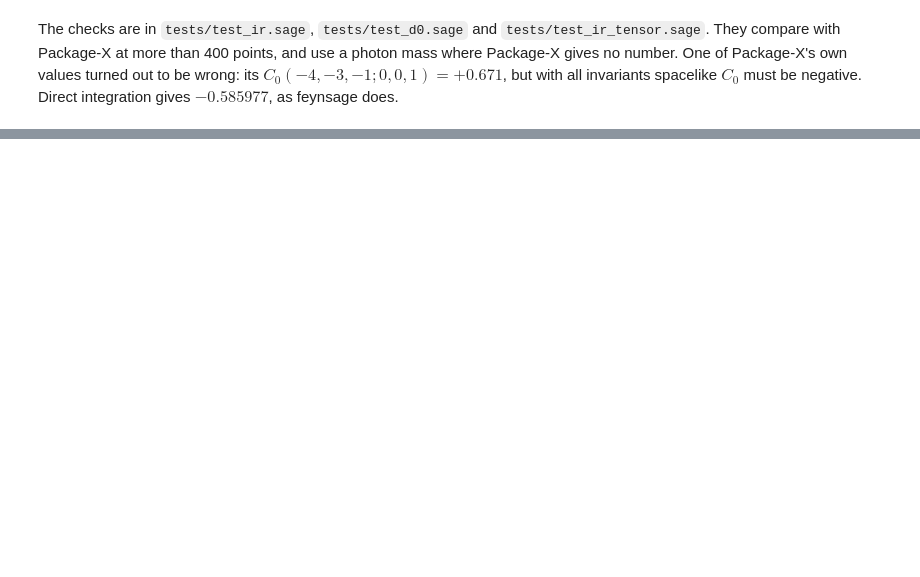
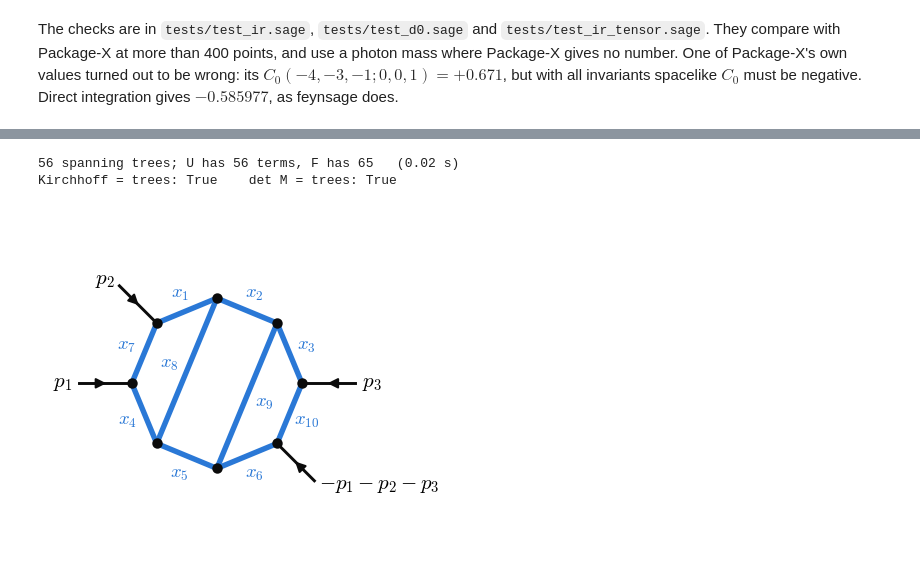
Before and after one commit to aburousan/feynsage, a Jupyter notebook: examples/feynsage_walkthrough.ipynb, the cells around one changed output, grey strips where cells are left out. Cells and saved outputs as stored; diff of their text form; code cells hidden in the pictures; blank space fills up the shorter version.

```diff
--- a/examples/feynsage_walkthrough.ipynb
+++ b/examples/feynsage_walkthrough.ipynb
@@ -571,0 +615,16 @@ invariants spacelike $C_0$ must be negative. Direct integration gives $-0.585977
+# %%
+tb = graph("T1-T2, T2-T3, T3-T4, B1-B2, B2-B3, B3-B4, T1-B1, T2-B2, T3-B3, T4-B4",
+           {"B1": "p1", "T1": "p2", "T4": "p3", "B4": "-p1 - p2 - p3"},
+           kin={"p1^2": 0, "p2^2": 0, "p3^2": 0, "p1.p2": "s/2", "p2.p3": "t/2", "p1.p3": "-(s+t)/2"})
+t0 = time.time()
+U, F = tb.U(), tb.F()                                   # trees and 2-forests
+Uk = tb.U_kirchhoff()                                   # matrix-tree theorem
+props, loops = tb.family()
+Um, Fm = IntegralFamily("tb", loops, tb.kin, props).UF()  # det M, from the propagators
+print("%d spanning trees; U has %d terms, F has %d   (%.2f s)" % (len(tb.spanning_trees()), len(U.monomials()), len(F.monomials()), time.time() - t0))
+print("Kirchhoff = trees:", Uk == U, "   det M = trees:", tb.R(str(Um)) == U and tb.R(str(Fm)) == F)
+tb.plot();
+# %% [output]
+56 spanning trees; U has 56 terms, F has 65   (0.02 s)
+Kirchhoff = trees: True    det M = trees: True
+[figure, added]
```
Also changed, not shown: parts of 34 cells of this notebook, 13 other files.
